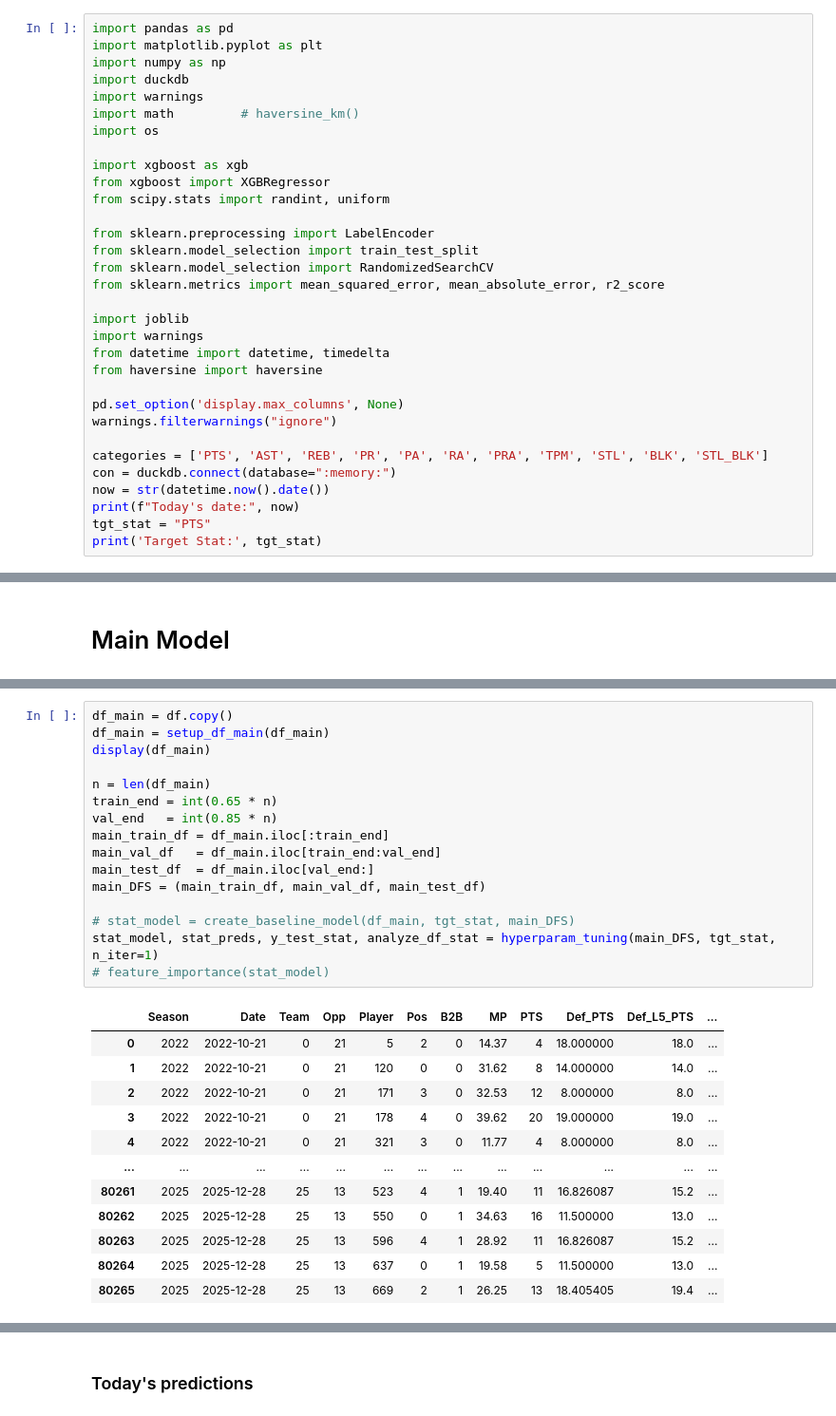
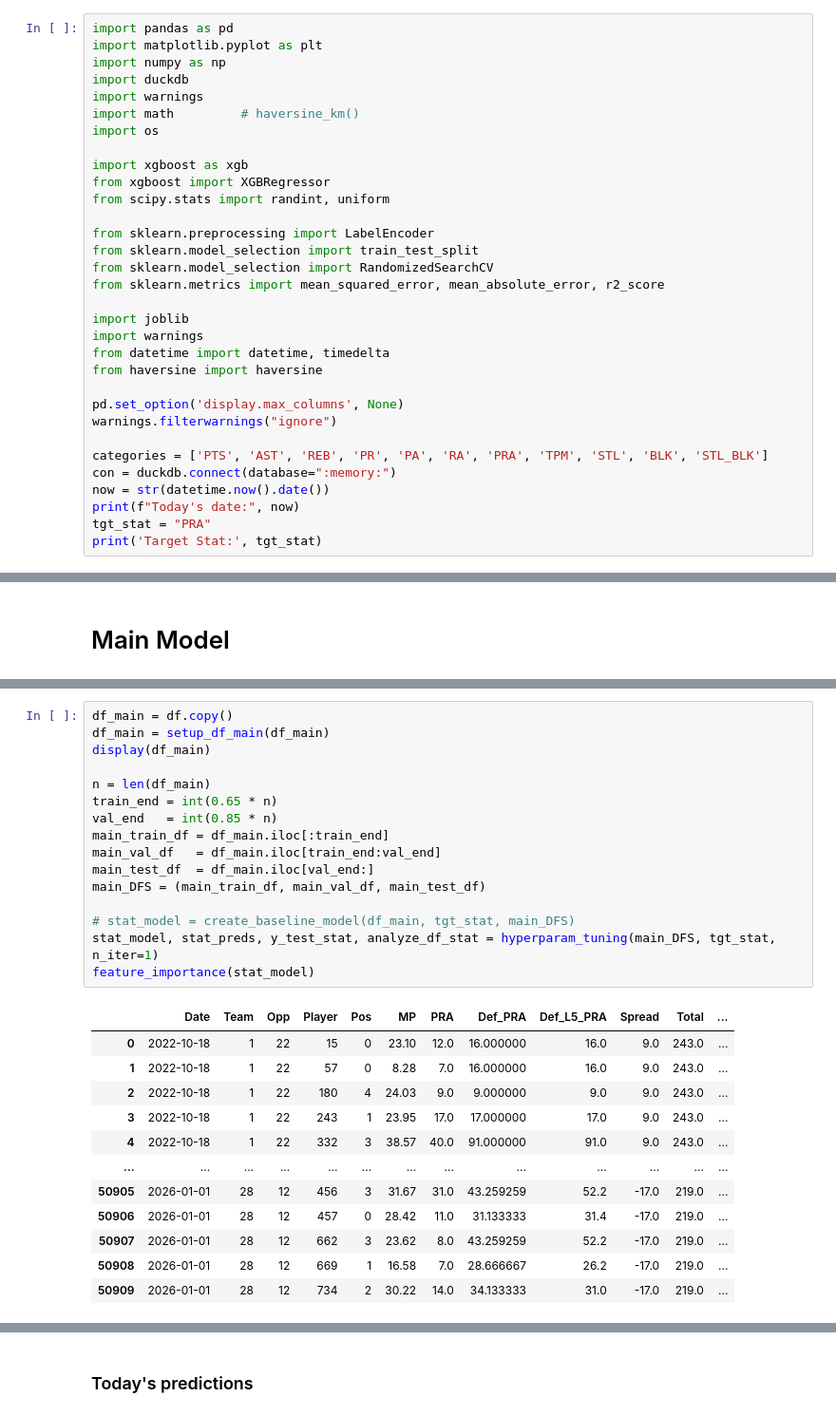
Before and after one commit to Relenes510/fantasy_basketball, a Jupyter notebook: notebooks/create_ML_Regression_model.ipynb, the cells around one changed output, grey strips where cells are left out. Shown at 95% size. Saved outputs shown, nothing was run; the diff lists cells and outputs as text.

```diff
--- a/notebooks/create_ML_Regression_model.ipynb
+++ b/notebooks/create_ML_Regression_model.ipynb
@@ -35,6 +35,6 @@ categories = ['PTS', 'AST', 'REB', 'PR', 'PA', 'RA', 'PRA', 'TPM', 'STL', 'BLK',
 con = duckdb.connect(database=":memory:")
 now = str(datetime.now().date())
 print(f"Today's date:", now)
-tgt_stat = "PTS"
+tgt_stat = "PRA"
 print('Target Stat:', tgt_stat)
 # %% [output]
@@ -588,29 +763,29 @@ def setup_df_main(df):
 # %%
 df_main = df.copy()
 df_main = setup_df_main(df_main)
 display(df_main)
 
 n = len(df_main)
 train_end = int(0.65 * n)
 val_end   = int(0.85 * n)
 main_train_df = df_main.iloc[:train_end]
 main_val_df   = df_main.iloc[train_end:val_end]
 main_test_df  = df_main.iloc[val_end:]
 main_DFS = (main_train_df, main_val_df, main_test_df)
 
 # stat_model = create_baseline_model(df_main, tgt_stat, main_DFS)
 stat_model, stat_preds, y_test_stat, analyze_df_stat = hyperparam_tuning(main_DFS, tgt_stat, n_iter=1)
-# feature_importance(stat_model)
+feature_importance(stat_model)
 # %% [output]
-|  | Season | Date | Team | Opp | Player | Pos | B2B | MP | PTS | Def_PTS | Def_L5_PTS | ... |
-| 0 | 2022 | 2022-10-21 | 0 | 21 | 5 | 2 | 0 | 14.37 | 4 | 18.000000 | 18.0 | ... |
-| 1 | 2022 | 2022-10-21 | 0 | 21 | 120 | 0 | 0 | 31.62 | 8 | 14.000000 | 14.0 | ... |
-| 2 | 2022 | 2022-10-21 | 0 | 21 | 171 | 3 | 0 | 32.53 | 12 | 8.000000 | 8.0 | ... |
-| 3 | 2022 | 2022-10-21 | 0 | 21 | 178 | 4 | 0 | 39.62 | 20 | 19.000000 | 19.0 | ... |
-| 4 | 2022 | 2022-10-21 | 0 | 21 | 321 | 3 | 0 | 11.77 | 4 | 8.000000 | 8.0 | ... |
+|  | Date | Team | Opp | Player | Pos | MP | PRA | Def_PRA | Def_L5_PRA | Spread | Total | ... |
+| 0 | 2022-10-18 | 1 | 22 | 15 | 0 | 23.10 | 12.0 | 16.000000 | 16.0 | 9.0 | 243.0 | ... |
+| 1 | 2022-10-18 | 1 | 22 | 57 | 0 | 8.28 | 7.0 | 16.000000 | 16.0 | 9.0 | 243.0 | ... |
+| 2 | 2022-10-18 | 1 | 22 | 180 | 4 | 24.03 | 9.0 | 9.000000 | 9.0 | 9.0 | 243.0 | ... |
+| 3 | 2022-10-18 | 1 | 22 | 243 | 1 | 23.95 | 17.0 | 17.000000 | 17.0 | 9.0 | 243.0 | ... |
+| 4 | 2022-10-18 | 1 | 22 | 332 | 3 | 38.57 | 40.0 | 91.000000 | 91.0 | 9.0 | 243.0 | ... |
 | ... | ... | ... | ... | ... | ... | ... | ... | ... | ... | ... | ... | ... |
-| 80261 | 2025 | 2025-12-28 | 25 | 13 | 523 | 4 | 1 | 19.40 | 11 | 16.826087 | 15.2 | ... |
-| 80262 | 2025 | 2025-12-28 | 25 | 13 | 550 | 0 | 1 | 34.63 | 16 | 11.500000 | 13.0 | ... |
-| 80263 | 2025 | 2025-12-28 | 25 | 13 | 596 | 4 | 1 | 28.92 | 11 | 16.826087 | 15.2 | ... |
-| 80264 | 2025 | 2025-12-28 | 25 | 13 | 637 | 0 | 1 | 19.58 | 5 | 11.500000 | 13.0 | ... |
-| 80265 | 2025 | 2025-12-28 | 25 | 13 | 669 | 2 | 1 | 26.25 | 13 | 18.405405 | 19.4 | ... |
+| 50905 | 2026-01-01 | 28 | 12 | 456 | 3 | 31.67 | 31.0 | 43.259259 | 52.2 | -17.0 | 219.0 | ... |
+| 50906 | 2026-01-01 | 28 | 12 | 457 | 0 | 28.42 | 11.0 | 31.133333 | 31.4 | -17.0 | 219.0 | ... |
+| 50907 | 2026-01-01 | 28 | 12 | 662 | 3 | 23.62 | 8.0 | 43.259259 | 52.2 | -17.0 | 219.0 | ... |
+| 50908 | 2026-01-01 | 28 | 12 | 669 | 1 | 16.58 | 7.0 | 28.666667 | 26.2 | -17.0 | 219.0 | ... |
+| 50909 | 2026-01-01 | 28 | 12 | 734 | 2 | 30.22 | 14.0 | 34.133333 | 31.0 | -17.0 | 219.0 | ... |
```
Also changed, not shown: parts of 12 cells of this notebook, 10 other files.
